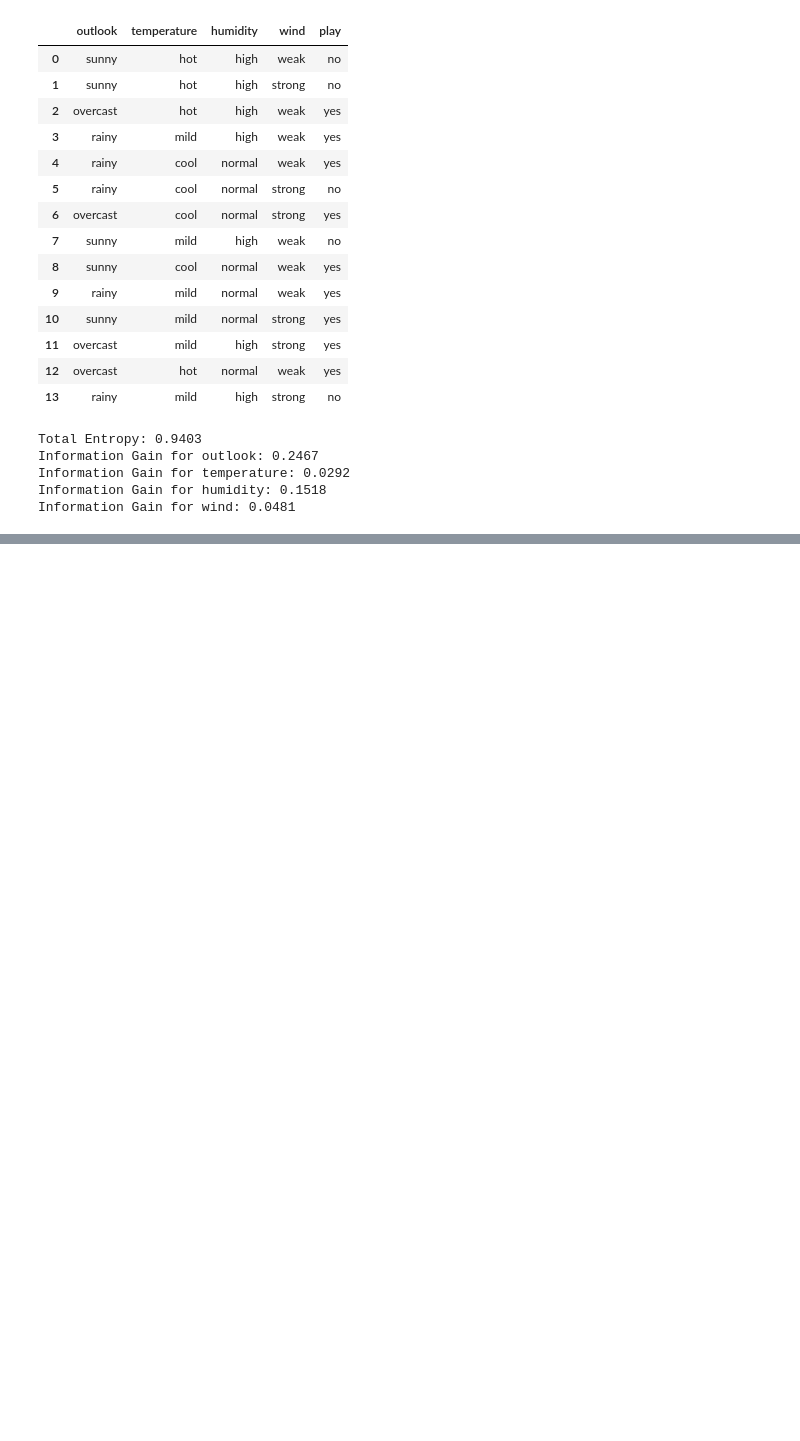
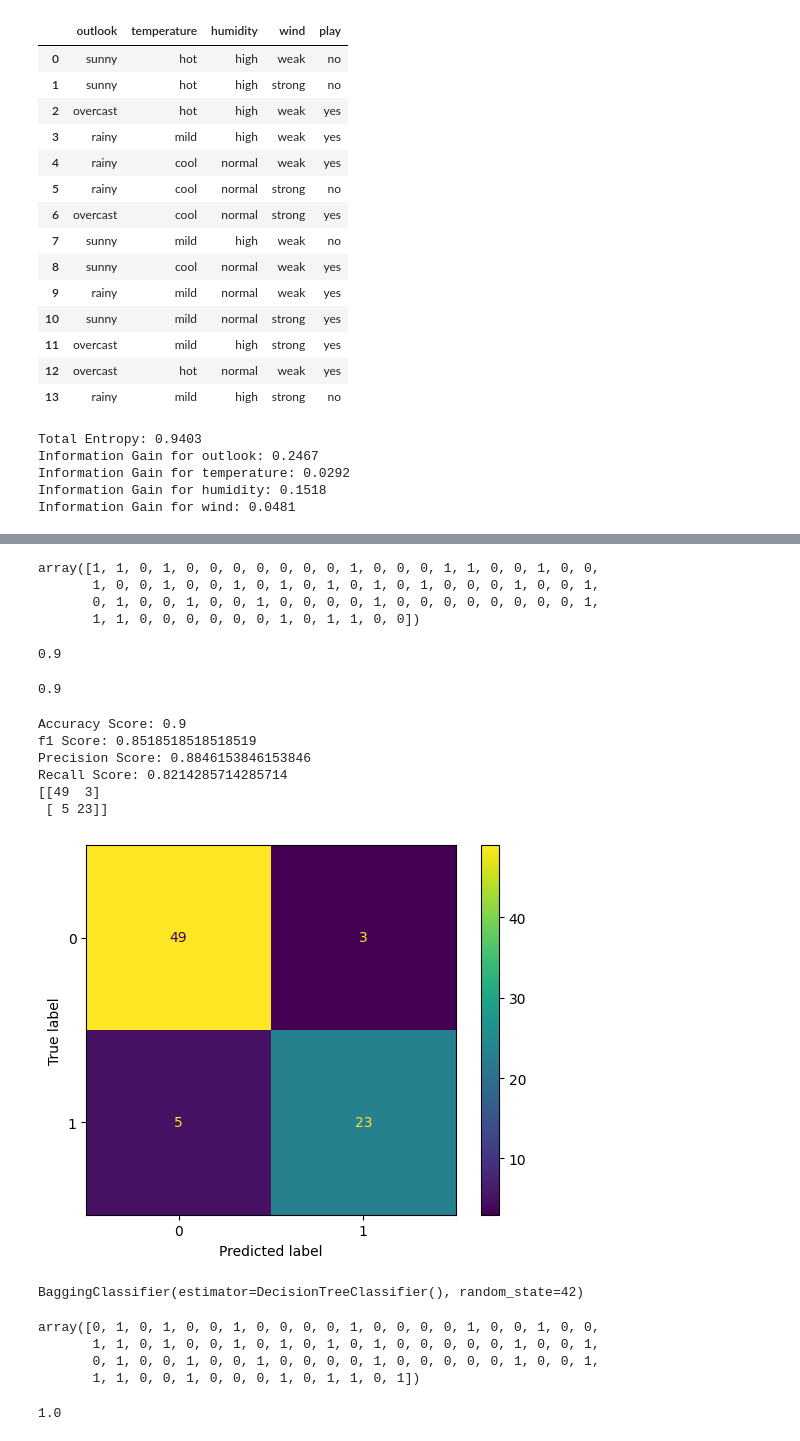
Before and after one commit to Haris-09/Machine-Learning, a Jupyter notebook: Decision_Tree.ipynb, the cells around one changed output, grey strips where cells are left out. Cells and saved outputs as stored; diff of their text form; code cells hidden in the pictures; blank space fills up the shorter version.

Commit message:
Decision Tree, Bagging and AdaBoost Comparison

```diff
--- a/Decision_Tree.ipynb
+++ b/Decision_Tree.ipynb
@@ -226,0 +255,60 @@ Information Gain for wind: 0.0481
+# %%
+y = df['Purchased']
+x = df.drop('Purchased', axis=1)
+# %%
+x_train, x_test, y_train, y_test = train_test_split(x, y, test_size=0.2, random_state=42)
+# %%
+model = dt.fit(x_train, y_train)
+# %%
+prediction = model.predict(x_test)
+display(prediction)
+# %% [output]
+array([1, 1, 0, 1, 0, 0, 0, 0, 0, 0, 0, 1, 0, 0, 0, 1, 1, 0, 0, 1, 0, 0,
+       1, 0, 0, 1, 0, 0, 1, 0, 1, 0, 1, 0, 1, 0, 1, 0, 0, 0, 1, 0, 0, 1,
+       0, 1, 0, 0, 1, 0, 0, 1, 0, 0, 0, 0, 1, 0, 0, 0, 0, 0, 0, 0, 0, 1,
+       1, 1, 0, 0, 0, 0, 0, 0, 1, 0, 1, 1, 0, 0])
+# %%
+model.score(x_test, y_test)
+# %% [output]
+0.9
+# %%
+accuracy_score(y_test, prediction)
+# %% [output]
+0.9
+# %%
+print(f"Accuracy Score: {accuracy_score(y_test, prediction)}")
+print(f"f1 Score: {f1_score(y_test, prediction)}")
+print(f"Precision Score: {precision_score(y_test, prediction)}")
+print(f"Recall Score: {recall_score(y_test, prediction)}")
+print(confusion_matrix(y_test, prediction))
+ConfusionMatrixDisplay.from_predictions(y_test, prediction)
+plt.show()
+# %% [output]
+Accuracy Score: 0.9
+f1 Score: 0.8518518518518519
+Precision Score: 0.8846153846153846
+Recall Score: 0.8214285714285714
+[[49  3]
+ [ 5 23]]
+[figure, added]
+# %%
+bagging = BaggingClassifier(
+    estimator=DecisionTreeClassifier(),
+    n_estimators=10,
+    random_state=42
+)
+bagging.fit(x,y)
+# %% [output]
+BaggingClassifier(estimator=DecisionTreeClassifier(), random_state=42)
+# %%
+prediction_bagging = bagging.predict(x_test)
+display(prediction_bagging)
+# %% [output]
+array([0, 1, 0, 1, 0, 0, 1, 0, 0, 0, 0, 1, 0, 0, 0, 0, 1, 0, 0, 1, 0, 0,
+       1, 1, 0, 1, 0, 0, 1, 0, 1, 0, 1, 0, 1, 0, 0, 0, 0, 0, 1, 0, 0, 1,
+       0, 1, 0, 0, 1, 0, 0, 1, 0, 0, 0, 0, 1, 0, 0, 0, 0, 0, 1, 0, 0, 1,
+       1, 1, 0, 0, 1, 0, 0, 0, 1, 0, 1, 1, 0, 1])
+# %%
+bagging.score(x_test,y_test)
+# %% [output]
+1.0
```
Also changed, not shown: parts of 26 cells of this notebook.
